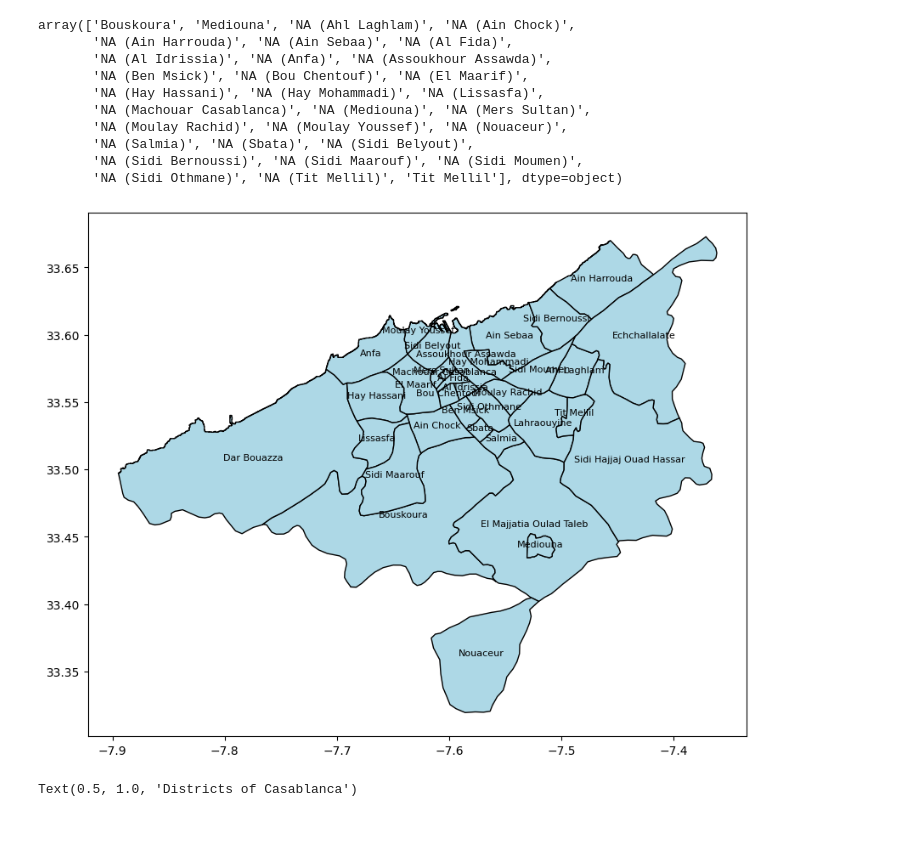
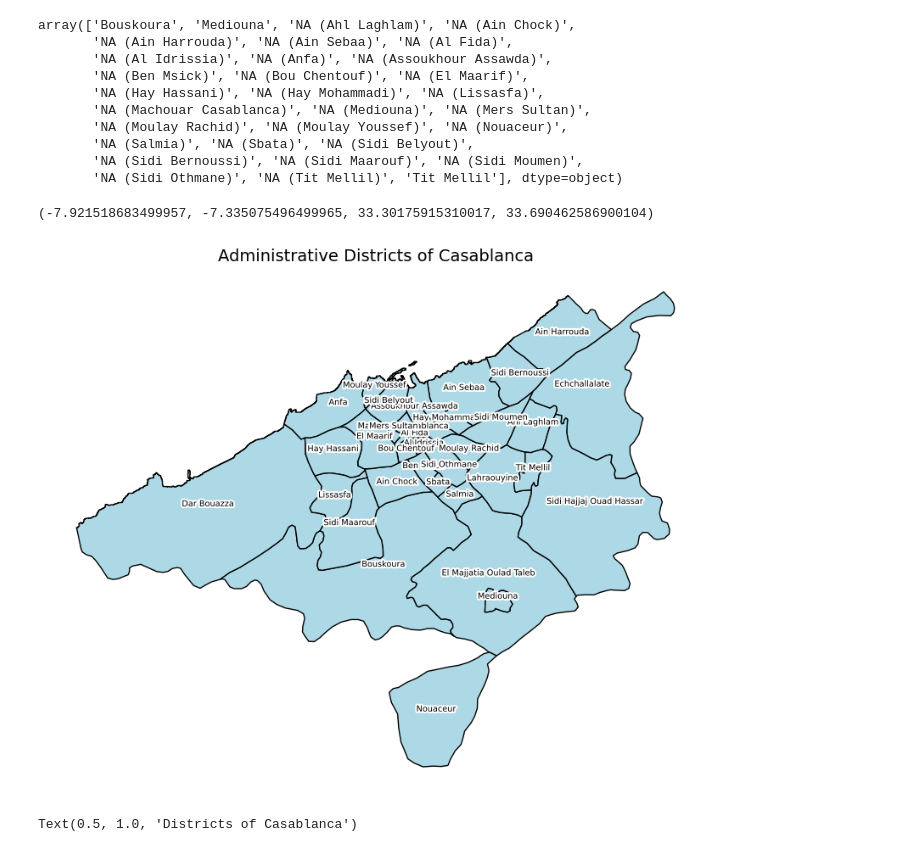
Before and after one commit to afkk25/capstone_repo, a Jupyter notebook: notebooks/01_data_collection_districts.ipynb, the cells around one changed output. Cells and saved outputs as stored; diff of their text form; code cells hidden in the pictures.

Commit message:
more visualization for report

```diff
--- a/notebooks/01_data_collection_districts.ipynb
+++ b/notebooks/01_data_collection_districts.ipynb
@@ -49,16 +49,28 @@ array(['Bouskoura', 'Mediouna', 'NA (Ahl Laghlam)', 'NA (Ain Chock)',
        'NA (Sidi Bernoussi)', 'NA (Sidi Maarouf)', 'NA (Sidi Moumen)',
        'NA (Sidi Othmane)', 'NA (Tit Mellil)', 'Tit Mellil'], dtype=object)
 # %%
-casablanca_districts.plot(figsize=(10,10), edgecolor='black', facecolor='lightblue')
+import matplotlib.patheffects as pe
+
+casablanca_districts["label_point"] = casablanca_districts.geometry.representative_point()
+
+fig, ax = plt.subplots(figsize=(10,10))
+casablanca_districts.plot(ax=ax, edgecolor='black', facecolor='lightblue')
+
 for idx, row in casablanca_districts.iterrows():
-    plt.annotate(
+    ax.annotate(
         row["NAME_4"],
-        xy=(row.geometry.centroid.x, row.geometry.centroid.y),
-        horizontalalignment='center',
-        fontsize=8
+        xy=(row.label_point.x, row.label_point.y),
+        ha='center',
+        fontsize=7,
+        color='black',
+        path_effects=[pe.withStroke(linewidth=3, foreground="white")]
     )
+
+ax.set_title("Administrative Districts of Casablanca", fontsize=14)
+ax.axis('off')
 # %% [output]
+(-7.921518683499957, -7.335075496499965, 33.30175915310017, 33.690462586900104)
-[figure, old version]
+[figure, new version]
 # %%
 casablanca_districts.plot(figsize=(10,10), edgecolor='black', facecolor='lightblue')
 plt.savefig(f'{ANALYSIS_OUTPUT_DIR}/CasablancaDistricts.png', bbox_inches='tight')
```
Also changed, not shown: 8 other files.
